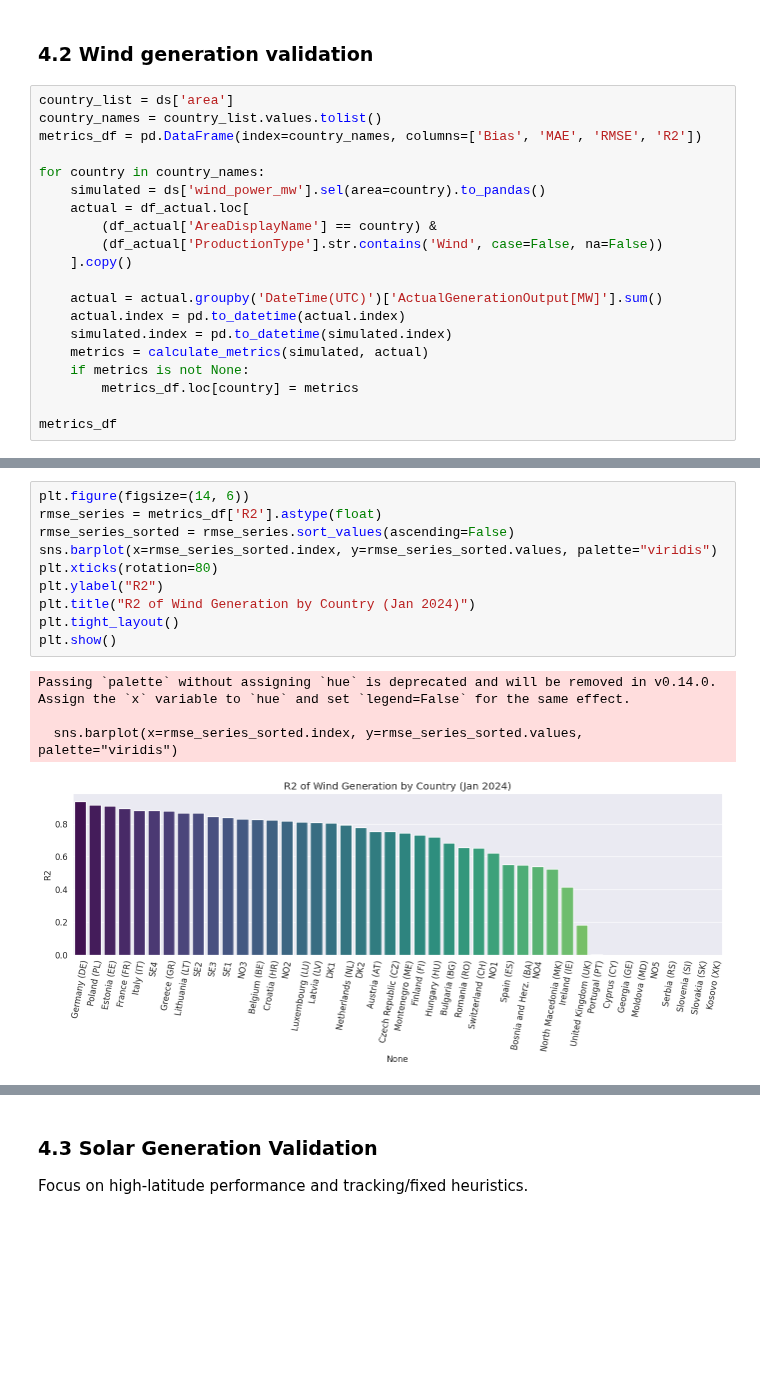
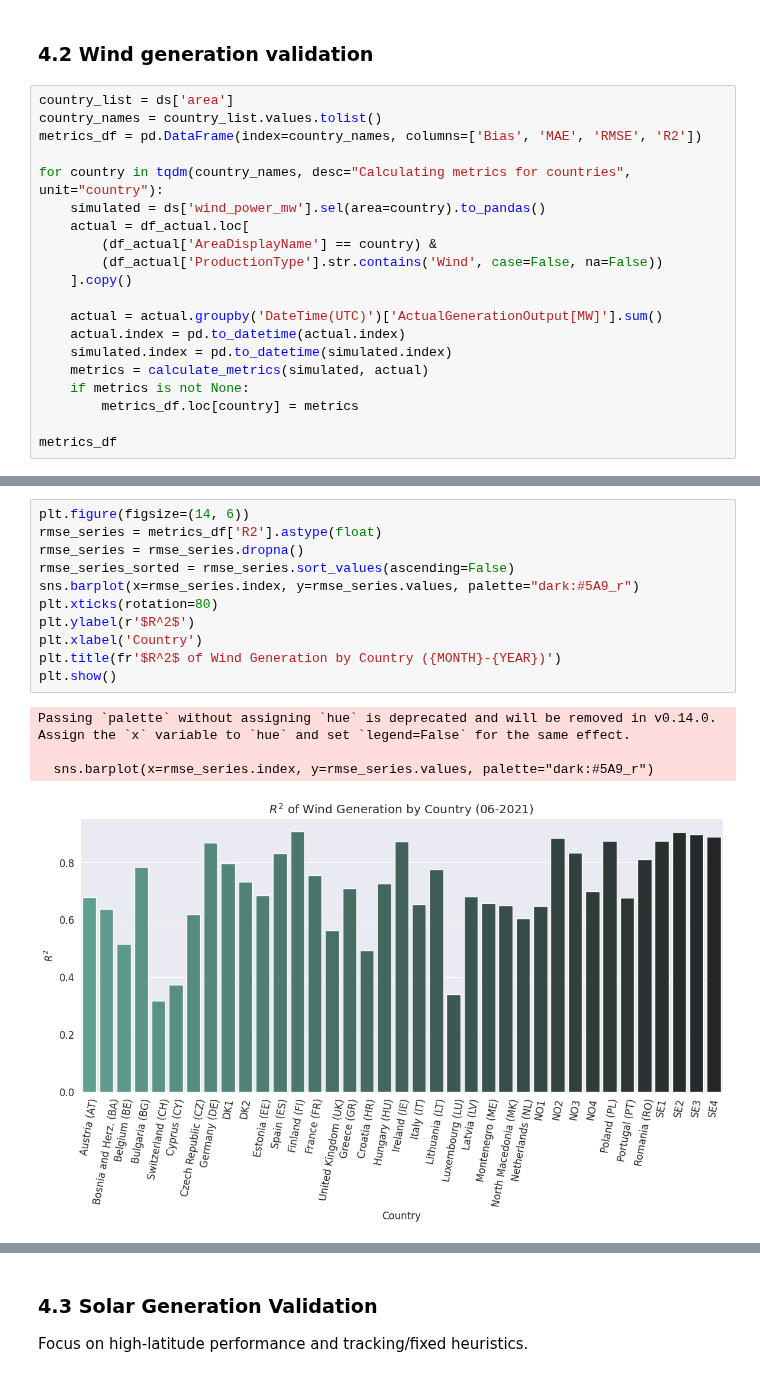
Before and after one commit to EmilBruvik/CERFRES, a Jupyter notebook: notebooks/validation.ipynb, the cells around one changed output, grey strips where cells are left out. Drawn from its saved outputs; the diff is of its cells as text; blank space fills up the shorter version.

```diff
--- a/notebooks/validation.ipynb
+++ b/notebooks/validation.ipynb
@@ -270,7 +276,7 @@ country_list = ds['area']
 country_names = country_list.values.tolist()
 metrics_df = pd.DataFrame(index=country_names, columns=['Bias', 'MAE', 'RMSE', 'R2'])
 
-for country in country_names:
+for country in tqdm(country_names, desc="Calculating metrics for countries", unit="country"):
     simulated = ds['wind_power_mw'].sel(area=country).to_pandas()
     actual = df_actual.loc[
         (df_actual['AreaDisplayName'] == country) &
@@ -358,17 +364,18 @@ Passing `palette` without assigning `hue` is deprecated and will be removed in v
 # %%
 plt.figure(figsize=(14, 6))
 rmse_series = metrics_df['R2'].astype(float)
+rmse_series = rmse_series.dropna()
 rmse_series_sorted = rmse_series.sort_values(ascending=False)
-sns.barplot(x=rmse_series_sorted.index, y=rmse_series_sorted.values, palette="viridis")
+sns.barplot(x=rmse_series.index, y=rmse_series.values, palette="dark:#5A9_r")
 plt.xticks(rotation=80)
-plt.ylabel("R2")
-plt.title("R2 of Wind Generation by Country (Jan 2024)")
-plt.tight_layout()
+plt.ylabel(r'$R^2$')
+plt.xlabel('Country')
+plt.title(fr'$R^2$ of Wind Generation by Country ({MONTH}-{YEAR})')
 plt.show()
 # %% [output]
 Passing `palette` without assigning `hue` is deprecated and will be removed in v0.14.0. Assign the `x` variable to `hue` and set `legend=False` for the same effect.
 
-  sns.barplot(x=rmse_series_sorted.index, y=rmse_series_sorted.values, palette="viridis")
+  sns.barplot(x=rmse_series.index, y=rmse_series.values, palette="dark:#5A9_r")
-[figure, old version]
+[figure, new version]
 # %%
 plt.figure(figsize=(14, 6))
```
Also changed, not shown: parts of 16 cells of this notebook, 6 other files.
